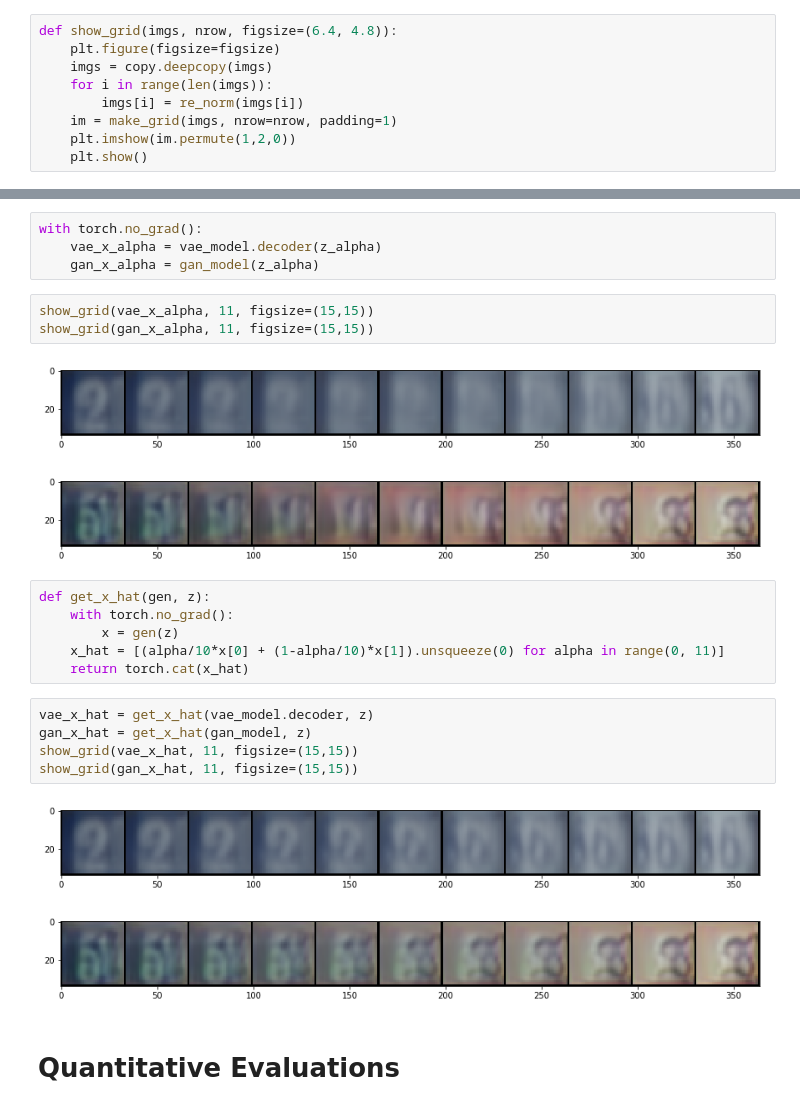
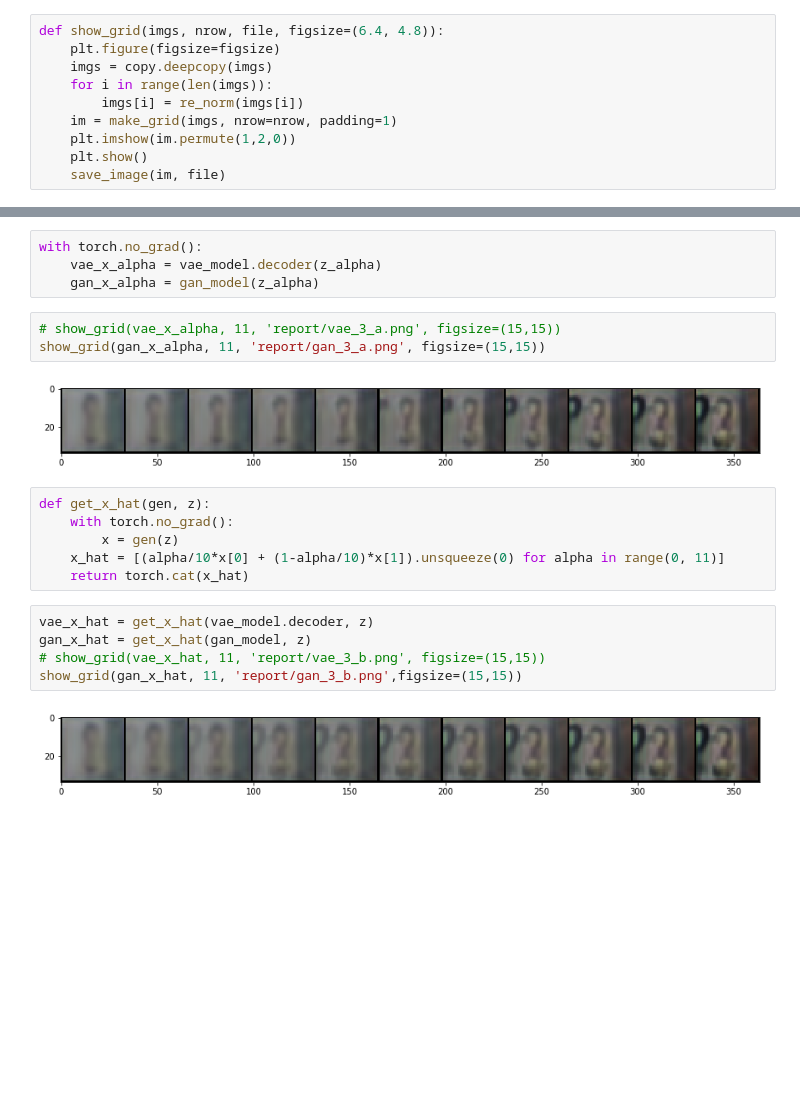
Before and after one commit to jimleroux/IFT6135ass3, a Jupyter notebook: p3/Analysis.ipynb, the cells around one changed output, grey strips where cells are left out. Drawn from its saved outputs; the diff is of its cells as text; blank space fills up the shorter version.

```diff
--- a/p3/Analysis.ipynb
+++ b/p3/Analysis.ipynb
@@ -69,7 +69,7 @@ VAE(
   )
 )
 # %%
-def show_grid(imgs, nrow, figsize=(6.4, 4.8)):
+def show_grid(imgs, nrow, file, figsize=(6.4, 4.8)):
     plt.figure(figsize=figsize)
     imgs = copy.deepcopy(imgs)
     for i in range(len(imgs)):
@@ -77,6 +77,7 @@ def show_grid(imgs, nrow, figsize=(6.4, 4.8)):
     im = make_grid(imgs, nrow=nrow, padding=1)
     plt.imshow(im.permute(1,2,0))
     plt.show()
+    save_image(im, file)
 # %% [markdown]
 # Qualitative evaluation
 # %% [markdown]
@@ -149,11 +188,10 @@ with torch.no_grad():
     vae_x_alpha = vae_model.decoder(z_alpha)
     gan_x_alpha = gan_model(z_alpha)
 # %%
-show_grid(vae_x_alpha, 11, figsize=(15,15))
-show_grid(gan_x_alpha, 11, figsize=(15,15))
+# show_grid(vae_x_alpha, 11, 'report/vae_3_a.png', figsize=(15,15))
+show_grid(gan_x_alpha, 11, 'report/gan_3_a.png', figsize=(15,15))
 # %% [output]
-[figure, old version]
+[figure, new version]
-[figure, removed]
 # %%
 def get_x_hat(gen, z):
     with torch.no_grad():
@@ -163,10 +201,7 @@ def get_x_hat(gen, z):
 # %%
 vae_x_hat = get_x_hat(vae_model.decoder, z)
 gan_x_hat = get_x_hat(gan_model, z)
-show_grid(vae_x_hat, 11, figsize=(15,15))
-show_grid(gan_x_hat, 11, figsize=(15,15))
+# show_grid(vae_x_hat, 11, 'report/vae_3_b.png', figsize=(15,15))
+show_grid(gan_x_hat, 11, 'report/gan_3_b.png',figsize=(15,15))
 # %% [output]
-[figure, old version]
+[figure, new version]
-[figure, removed]
-# %% [markdown]
-# Quantitative Evaluations
```
Also changed, not shown: parts of 7 cells of this notebook.
